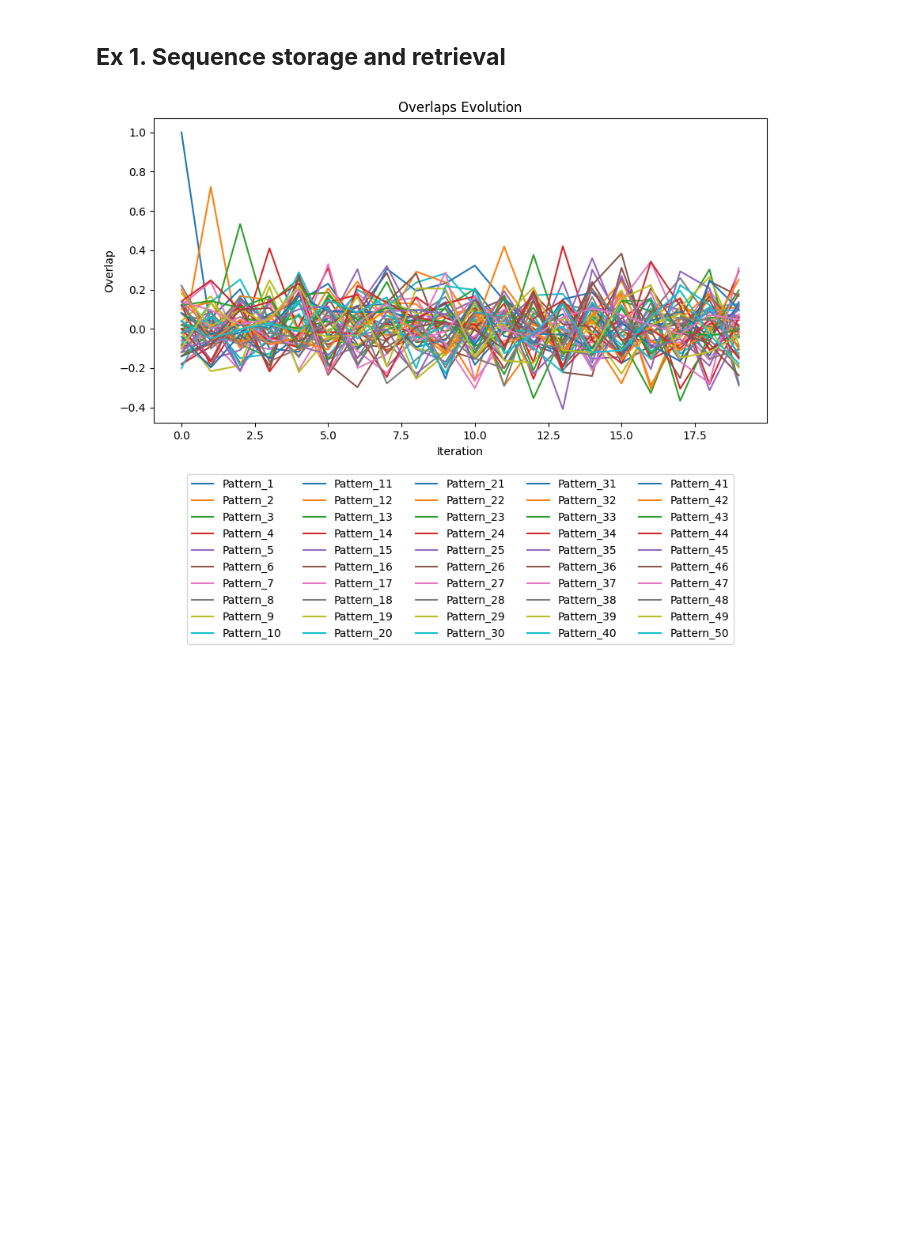
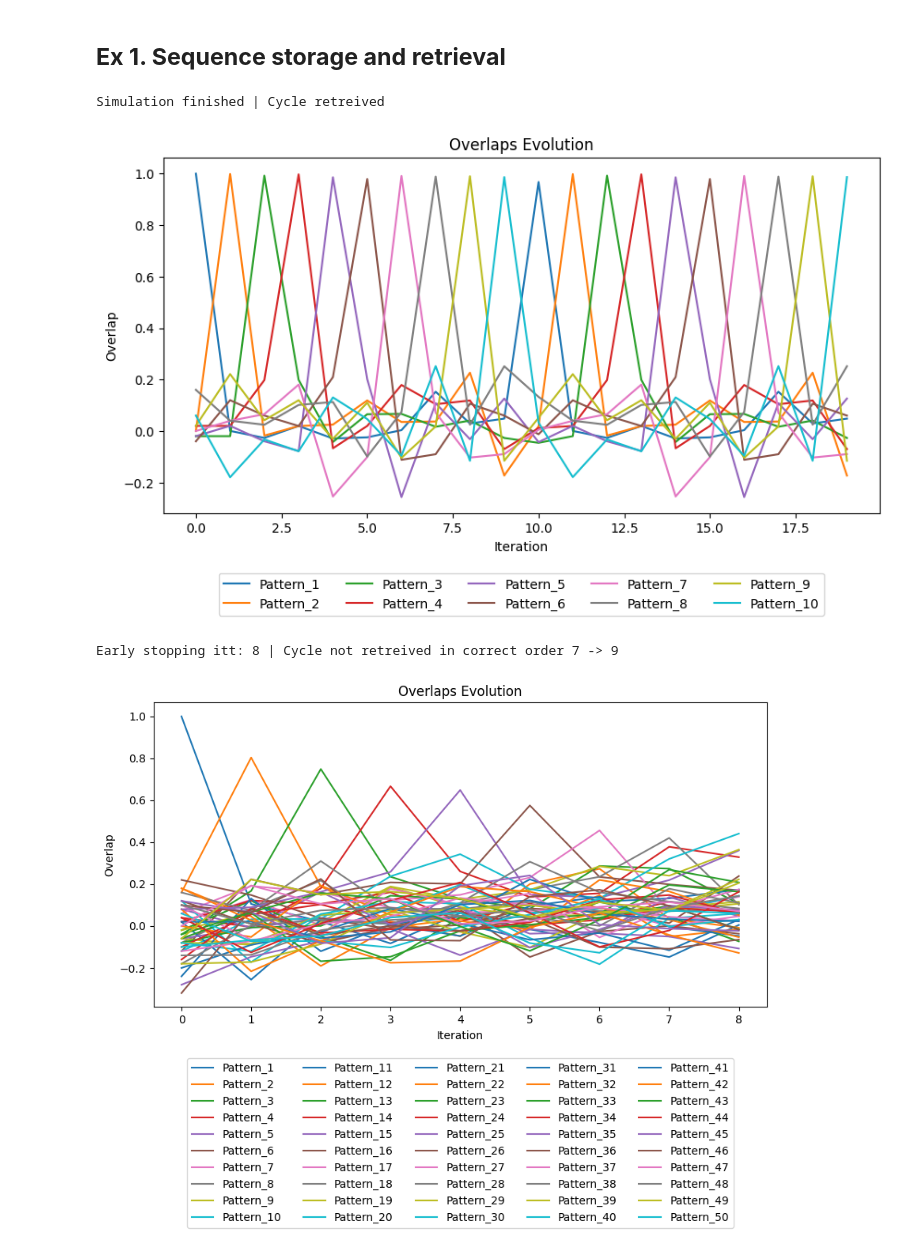
Before and after one commit to maverest/NX_465_mini_project, a Jupyter notebook: NX_465_mini_project.ipynb, the cells around one changed output. Cells and saved outputs as stored; diff of their text form; code cells hidden in the pictures; blank space fills up the shorter version.

```diff
--- a/NX_465_mini_project.ipynb
+++ b/NX_465_mini_project.ipynb
@@ -38,7 +38,7 @@ def compute_state_S(m,patterns, S, beta):
     S_update = np.tanh(beta * np.dot(m_minus_1, patterns))
     return S_update #(N,)
 
-def simulation(P = 10, N = 100, beta = 4, n_max = 20, plot= True):
+def simulation(P = 10, N = 100, beta = 4, n_max = 20, plot= True, control_cycle = True):
     """
     Simulates the evolution of the state S and the overlaps m
     Args:
@@ -47,16 +47,43 @@ def simulation(P = 10, N = 100, beta = 4, n_max = 20, plot= True):
         beta (int, optional): Scalar parameter
         n_max (int, optional): Number of iterations
         plot (bool, optional): Whether to plot the overlaps evolution
+        control_cycle (bool, optional): Whether to control the cycle of overlaps and early stop the simulation
     """
     m_track = []
     patterns = generate_patterns(P, N)
     S= patterns[0,:].copy().astype(float) #initial state is the first pattern
     S_track = [S.copy()]
-    for i in range(n_max):
+    previous_m = None
+    for n,i in enumerate(range(n_max)):
         m = compute_overlaps(patterns, S)
         S = compute_state_S(m, patterns, S, beta)
         S_track.append(S.copy())
         m_track.append(m)
+        if control_cycle :
+            max_overlap = np.argmax(m)
+            if n == 0 :
+                previous_m = max_overlap
+                continue
+            else :
+                if previous_m == P-1 :
+                    if max_overlap == 0 or max_overlap == P-1 :
+                        previous_m = max_overlap
+                        if n == n_max - 1 :
+                            print("Simulation finished | Cycle retreived")
+                        continue
+                    else :
+                        print("Early stopping itt: {} | Cycle not retreived in correct order {} -> {}".format(n,previous_m, max_overlap))
+                        break
+                if max_overlap == previous_m or max_overlap == previous_m + 1 :
+                    previous_m = max_overlap
+                    if n == n_max - 1 :
+                        print("Simulation finished | Cycle retreived")
+                    continue
+                else :
+                    print("Early stopping itt: {} | Cycle not retreived in correct order {} -> {}".format(n,previous_m, max_overlap))
+                    break
+
+
     m_track = np.array(m_track)
     S_track = np.array(S_track)
     if plot :
@@ -72,5 +99,3 @@ def simulation(P = 10, N = 100, beta = 4, n_max = 20, plot= True):
         plt.show()
 
     return  patterns, S_track, m_track
-
-sim = simulation()
@@ -79,7 +102,12 @@ sim = simulation()
 # %% [markdown]
 ## **Ex 1. Sequence storage and retrieval**
-# %%
-sim = simulation(P = 50)
-# %% [output]
-[figure, removed]
+# %%
+# Cycle retrieving control implemented directly in sumulation function allowing early stop
+sim_P10 = simulation()
+sim_P50 = simulation(P = 50)
+# %% [output]
+Simulation finished | Cycle retreived
+[figure, added]
+Early stopping itt: 8 | Cycle not retreived in correct order 7 -> 9
+[figure, added]
 # %%
```
Also changed, not shown: parts of 6 cells of this notebook.
